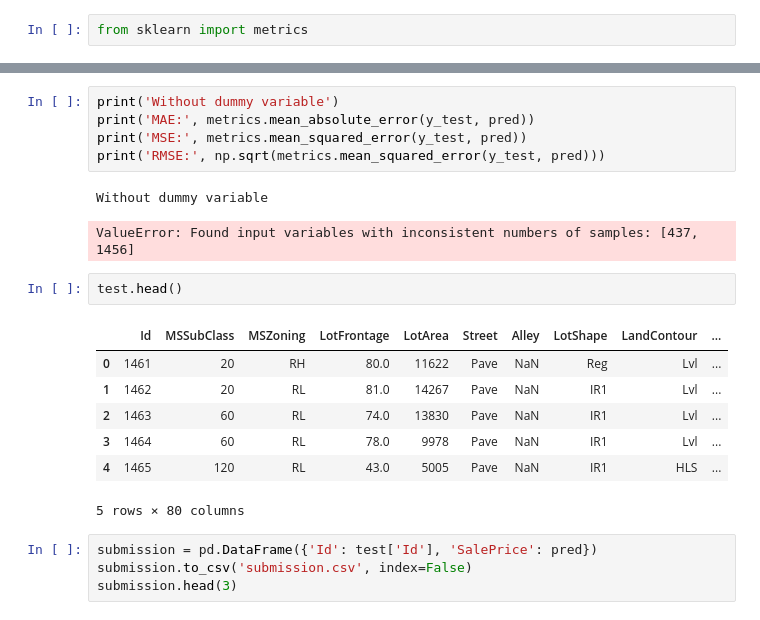
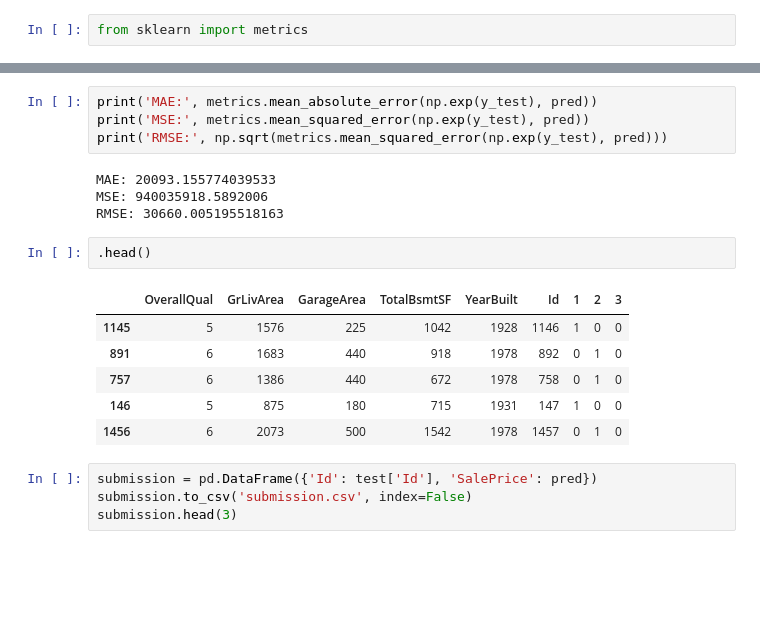
Before and after one commit to 97k/100DaysOfML, a Jupyter notebook: kaggle/house-prices-advanced-regression-techniques/HousingPrice.ipynb, the cells around one changed output, grey strips where cells are left out. Saved outputs shown, nothing was run; the diff lists cells and outputs as text; blank space fills up the shorter version.

```diff
--- a/kaggle/house-prices-advanced-regression-techniques/HousingPrice.ipynb
+++ b/kaggle/house-prices-advanced-regression-techniques/HousingPrice.ipynb
@@ -351,21 +463,20 @@ array([257804.44      , 151483.575     , 192566.005     , 126647.5       ,
 # %%
-print('Without dummy variable')
-print('MAE:', metrics.mean_absolute_error(y_test, pred))
-print('MSE:', metrics.mean_squared_error(y_test, pred))
-print('RMSE:', np.sqrt(metrics.mean_squared_error(y_test, pred)))
+print('MAE:', metrics.mean_absolute_error(np.exp(y_test), pred))
+print('MSE:', metrics.mean_squared_error(np.exp(y_test), pred))
+print('RMSE:', np.sqrt(metrics.mean_squared_error(np.exp(y_test), pred)))
 # %% [output]
-Without dummy variable
+MAE: 20093.155774039533
+MSE: 940035918.5892006
+RMSE: 30660.005195518163
-ValueError: Found input variables with inconsistent numbers of samples: [437, 1456]
 # %%
-test.head()
+.head()
 # %% [output]
-|  | Id | MSSubClass | MSZoning | LotFrontage | LotArea | Street | Alley | LotShape | LandContour | ... |
-| 0 | 1461 | 20 | RH | 80.0 | 11622 | Pave | NaN | Reg | Lvl | ... |
-| 1 | 1462 | 20 | RL | 81.0 | 14267 | Pave | NaN | IR1 | Lvl | ... |
-| 2 | 1463 | 60 | RL | 74.0 | 13830 | Pave | NaN | IR1 | Lvl | ... |
-| 3 | 1464 | 60 | RL | 78.0 | 9978 | Pave | NaN | IR1 | Lvl | ... |
-| 4 | 1465 | 120 | RL | 43.0 | 5005 | Pave | NaN | IR1 | HLS | ... |
+|  | OverallQual | GrLivArea | GarageArea | TotalBsmtSF | YearBuilt | Id | 1 | 2 | 3 |
+| 1145 | 5 | 1576 | 225 | 1042 | 1928 | 1146 | 1 | 0 | 0 |
+| 891 | 6 | 1683 | 440 | 918 | 1978 | 892 | 0 | 1 | 0 |
+| 757 | 6 | 1386 | 440 | 672 | 1978 | 758 | 0 | 1 | 0 |
+| 146 | 5 | 875 | 180 | 715 | 1931 | 147 | 1 | 0 | 0 |
+| 1456 | 6 | 2073 | 500 | 1542 | 1978 | 1457 | 0 | 1 | 0 |
-5 rows × 80 columns
 # %%
 submission = pd.DataFrame({'Id': test['Id'], 'SalePrice': pred})
 submission.to_csv('submission.csv', index=False)
```
Also changed, not shown: parts of 50 cells of this notebook, 1 other file.
